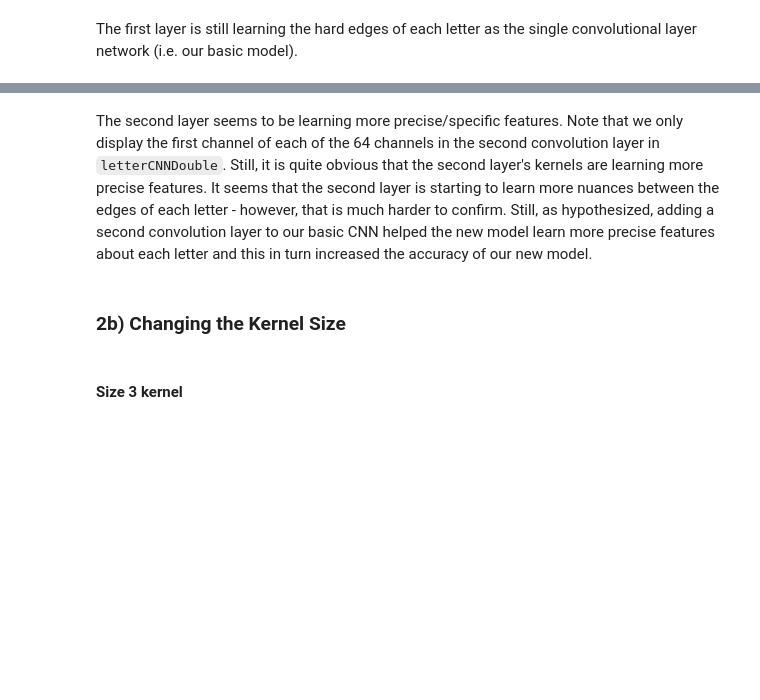
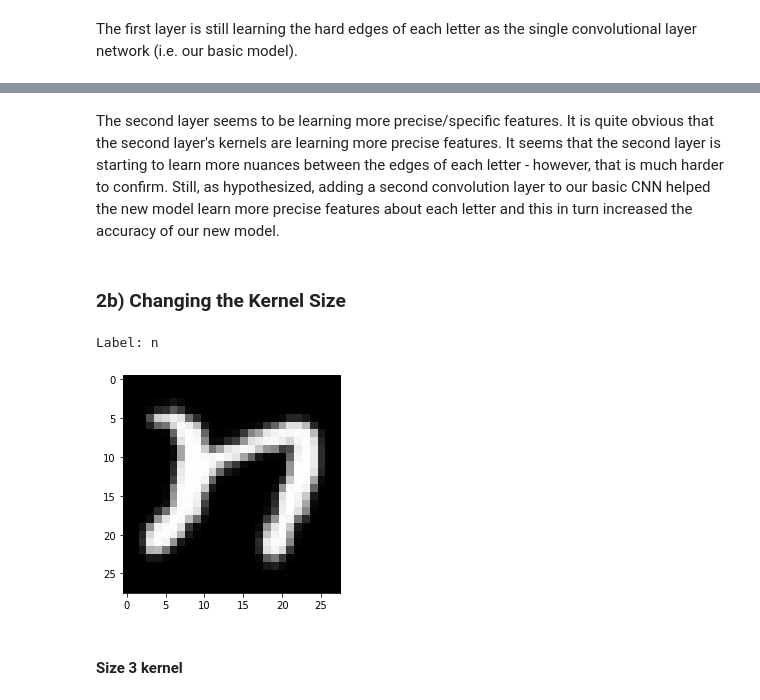
Before and after one commit to msuv08/cnn-handwritten-letter-recognition, a Jupyter notebook: letter_recognition.ipynb, the cells around one changed output, grey strips where cells are left out. Cells and saved outputs as stored; diff of their text form; code cells hidden in the pictures; blank space fills up the shorter version.

Commit message:
more visualizations

```diff
--- a/letter_recognition.ipynb
+++ b/letter_recognition.ipynb
@@ -512,5 +591,5 @@ display_kernels(conv2wtssecond)
 # %% [markdown]
-The second layer seems to be learning more precise/specific features. Note that we only display the first channel of each of the 64 channels in the second convolution layer in `letterCNNDouble`. Still, it is quite obvious that the second layer's kernels are learning more precise features. It seems that the second layer is starting to learn more nuances between the edges of each letter - however, that is much harder to confirm. Still, as hypothesized, adding a second convolution layer to our basic CNN helped the new model learn more precise features about each letter and this in turn increased the accuracy of our new model.
+The second layer seems to be learning more precise/specific features. It is quite obvious that the second layer's kernels are learning more precise features. It seems that the second layer is starting to learn more nuances between the edges of each letter - however, that is much harder to confirm. Still, as hypothesized, adding a second convolution layer to our basic CNN helped the new model learn more precise features about each letter and this in turn increased the accuracy of our new model.
 # %% [markdown]
 ### 2b) Changing the Kernel Size
 # %%
@@ -529,6 +608,14 @@ class letterCNNKernel(nn.Module):
 
     def forward(self, x):
         return self.layers(x)
+# %%
+# Visualizing a different letter from the combined dataset
+img, label = get_input(combined_train_loader)
+plt.imshow(img.reshape((28, 28)), cmap='Greys_r')
+print("Label: %s" % classes[label])
+# %% [output]
+Label: n
+[figure, added]
 # %% [markdown]
 #### Size 3 kernel
 # %%
```
Also changed, not shown: parts of 58 cells of this notebook.
